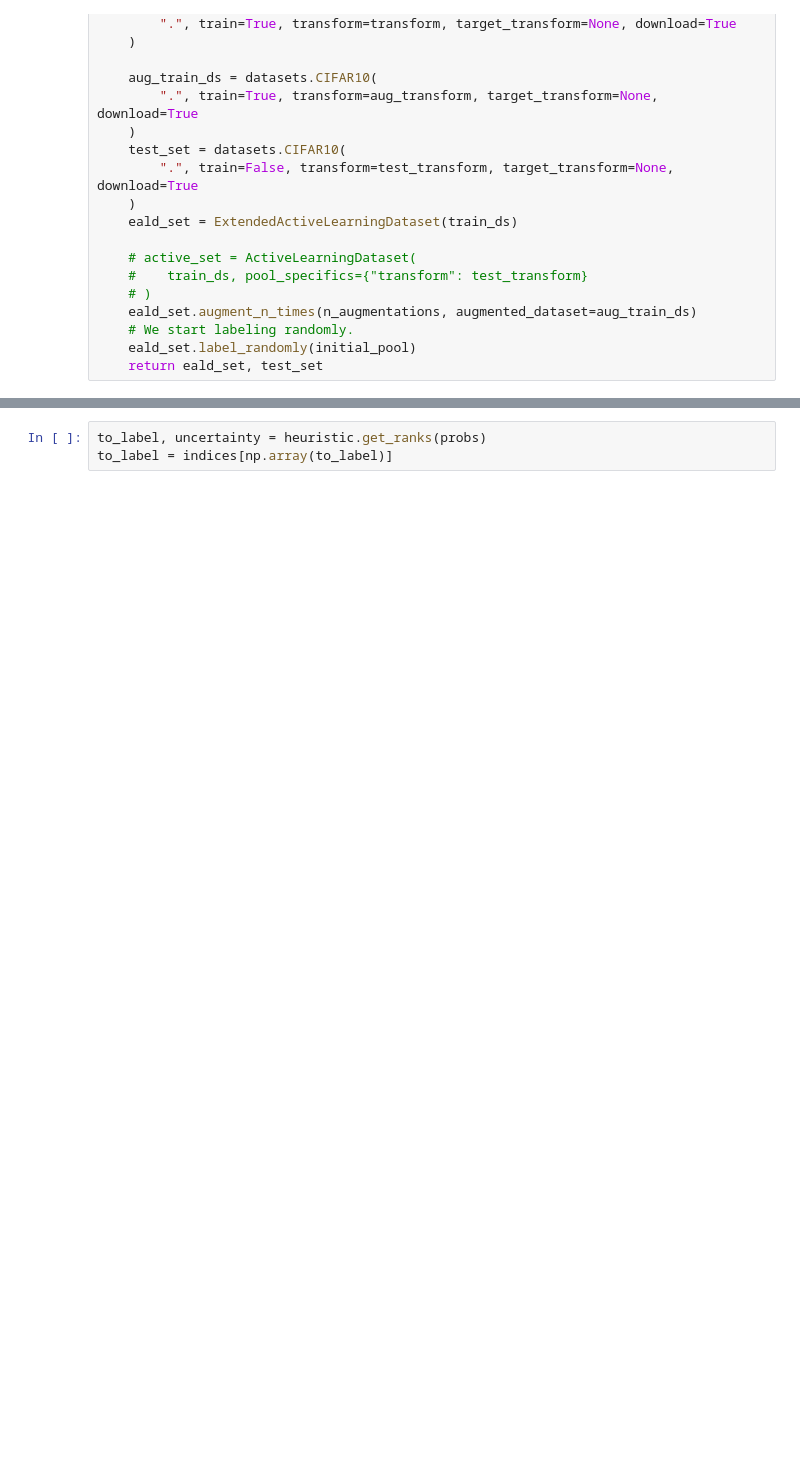
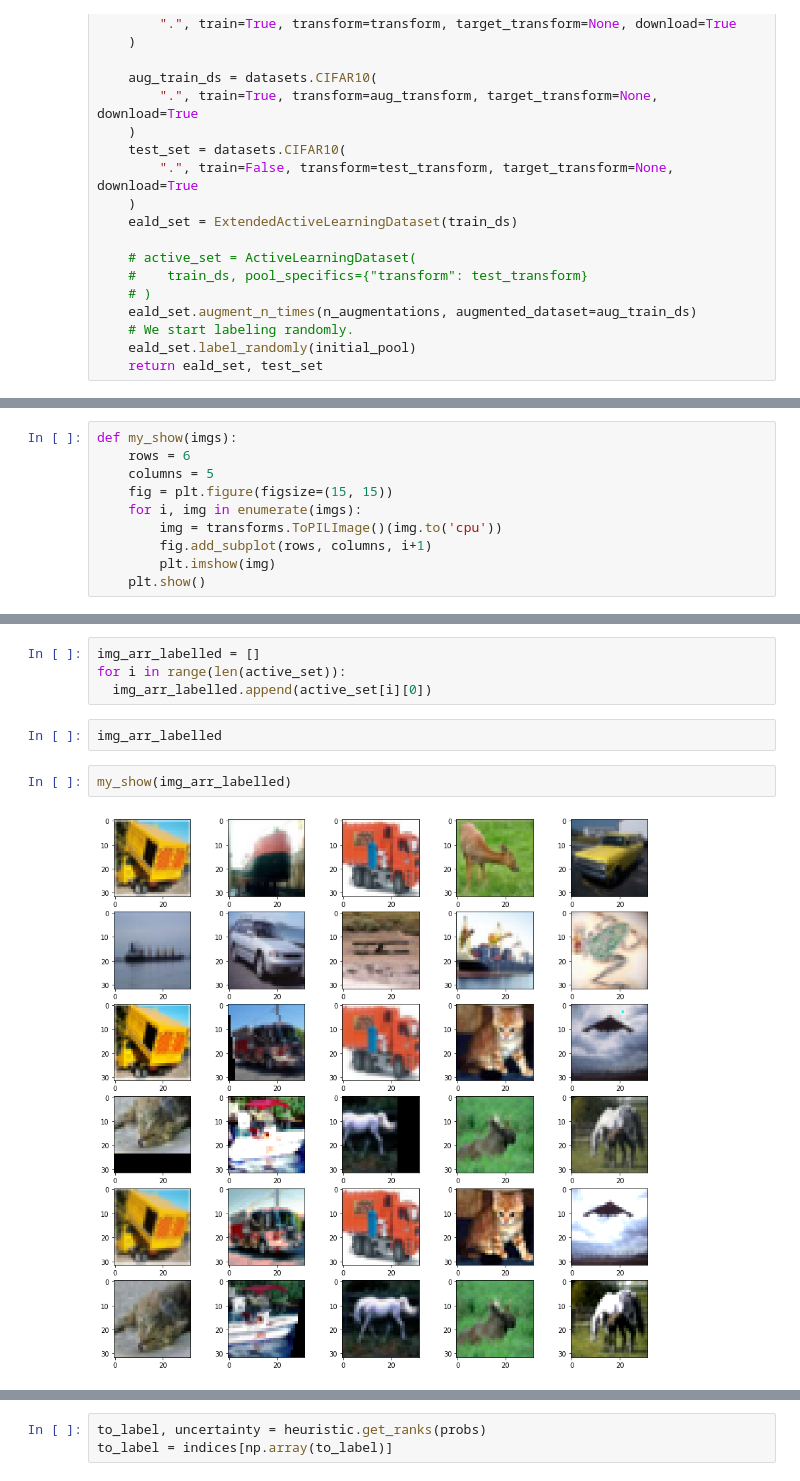
Before and after one commit to k4zuy/Rep-Baal-Progress, a Jupyter notebook: Augmented/baal_mean_test.ipynb, the cells around one changed output, grey strips where cells are left out. Cells and saved outputs as stored; diff of their text form; blank space fills up the shorter version.

```diff
--- a/Augmented/baal_mean_test.ipynb
+++ b/Augmented/baal_mean_test.ipynb
@@ -352,0 +341,10 @@ to_label[:10]
+# %%
+def my_show(imgs):
+    rows = 6
+    columns = 5
+    fig = plt.figure(figsize=(15, 15))
+    for i, img in enumerate(imgs):
+        img = transforms.ToPILImage()(img.to('cpu'))
+        fig.add_subplot(rows, columns, i+1)
+        plt.imshow(img)
+    plt.show()
@@ -352,0 +374,10 @@ to_label[:10]
+# %%
+img_arr_labelled = []
+for i in range(len(active_set)):
+  img_arr_labelled.append(active_set[i][0])
+# %%
+img_arr_labelled
+# %%
+my_show(img_arr_labelled)
+# %% [output]
+[figure, added]
```
Also changed, not shown: parts of 56 cells of this notebook.
